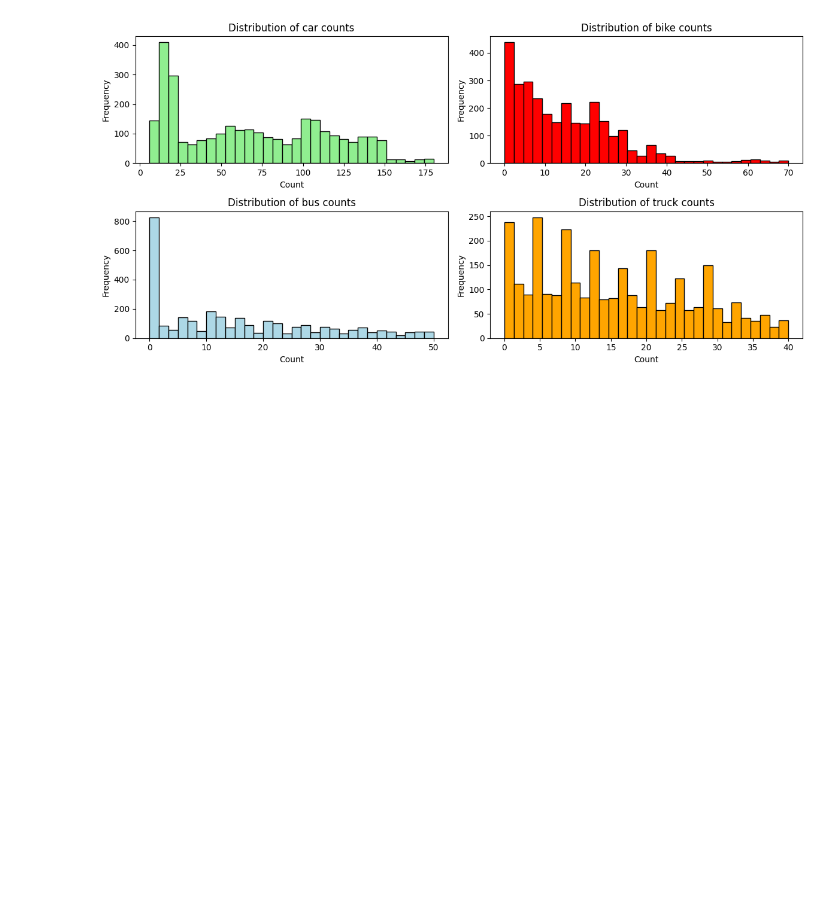
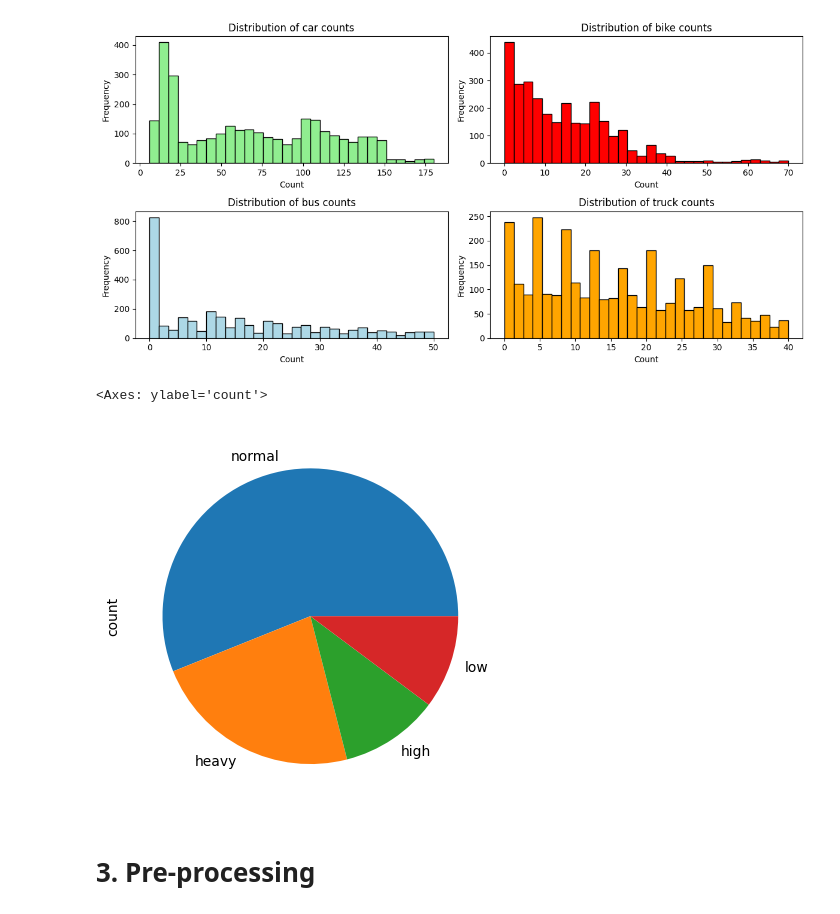
Before and after one commit to woerndle/ds-ml-project, a Jupyter notebook: notebooks/traffic.ipynb, the cells around one changed output. Saved outputs shown, nothing was run; the diff lists cells and outputs as text; code cells hidden in the pictures; blank space fills up the shorter version.

Commit message:
Added pie chart for traffic situations

```diff
--- a/notebooks/traffic.ipynb
+++ b/notebooks/traffic.ipynb
@@ -130,3 +128,10 @@ plt.tight_layout()
 plt.show()
 # %% [output]
 [figure]
+# %%
+traffic_analysis_df['Traffic Situation'].value_counts().plot(kind='pie')
+# %% [output]
+<Axes: ylabel='count'>
+[figure, added]
+# %% [markdown]
+# 3. Pre-processing
```
Also changed, not shown: parts of 2 cells of this notebook.
